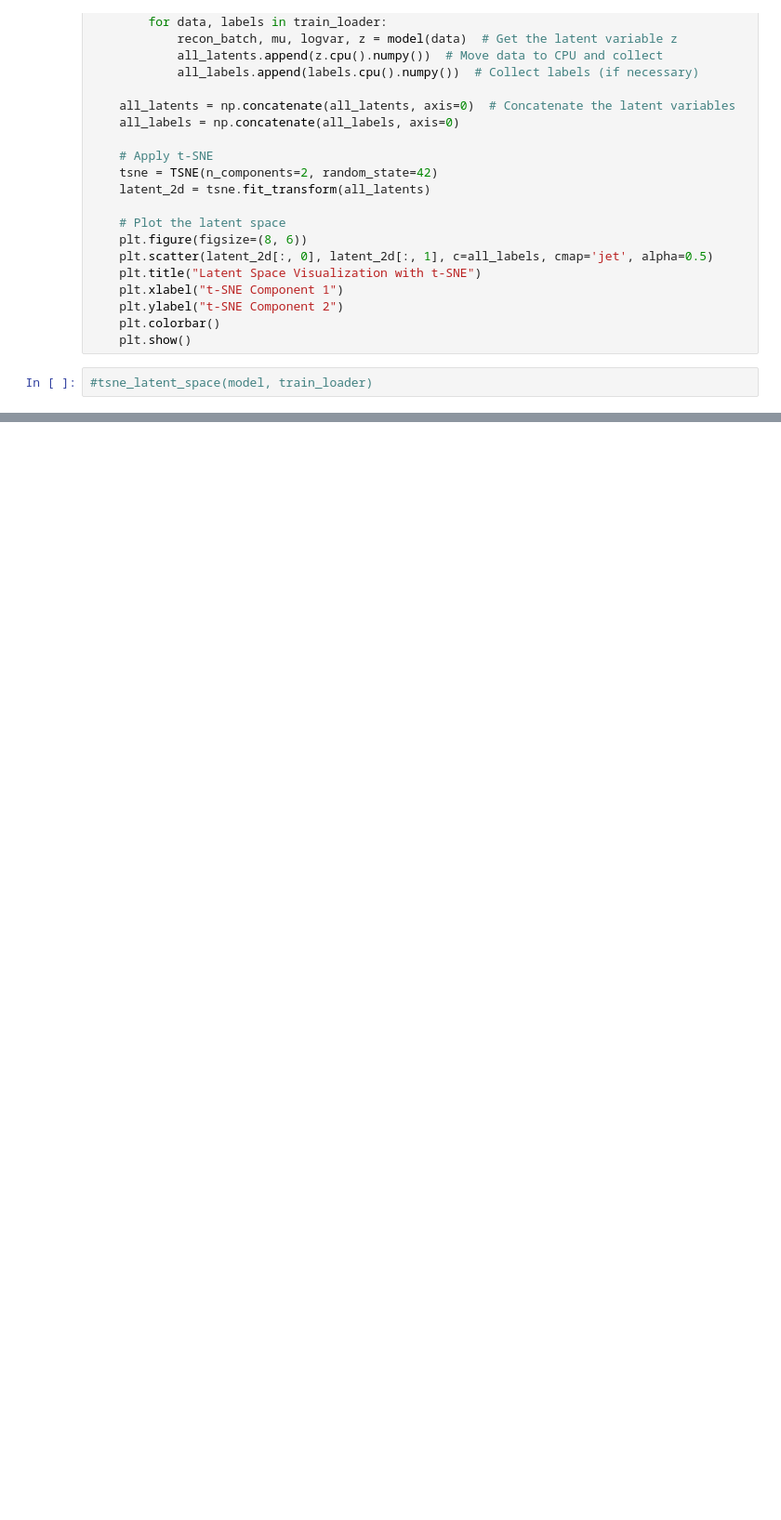
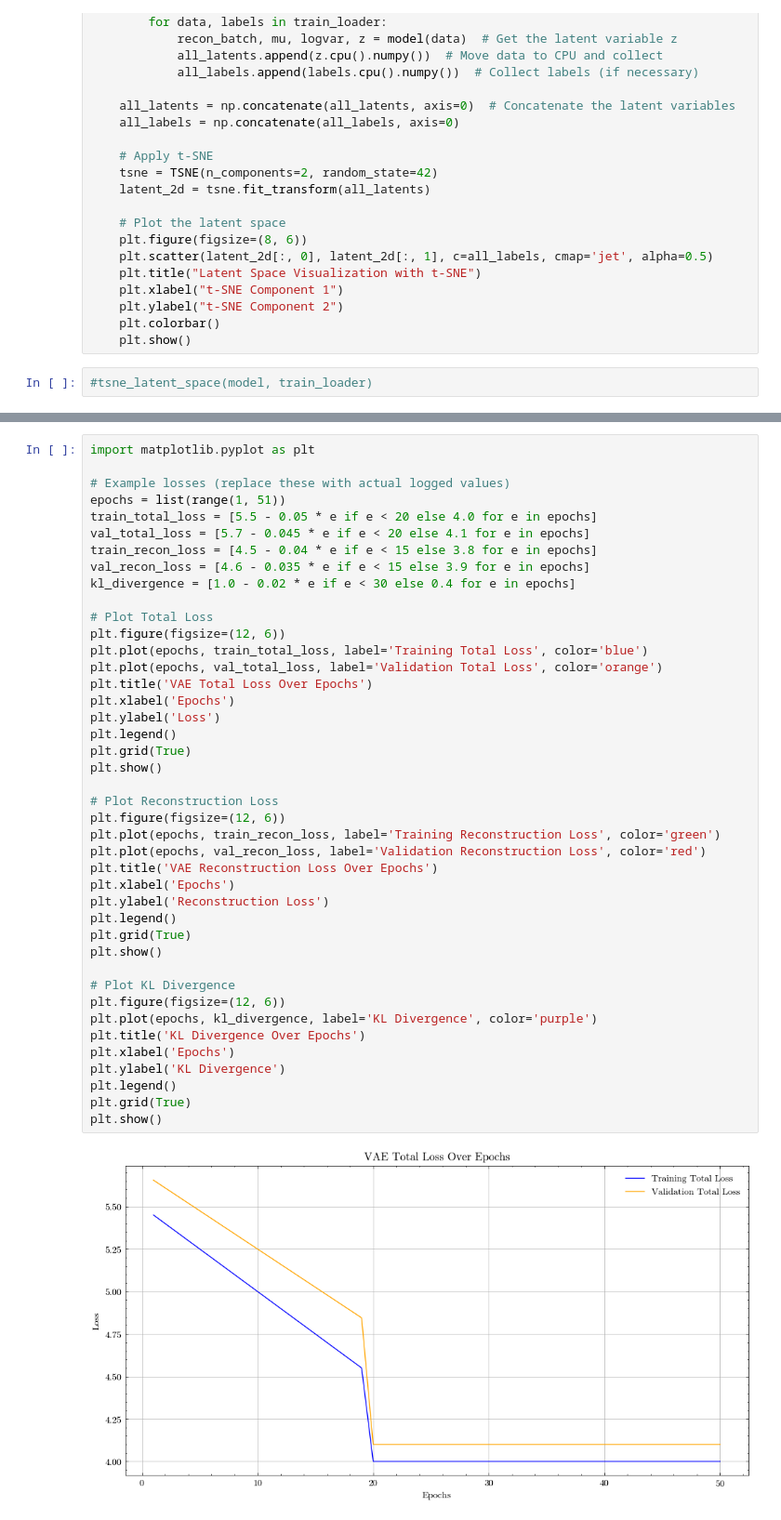
Before and after one commit to carzaga1/UnsuperDL-EEG-BSUPP, a Jupyter notebook: notebooks/03_phase2_vae.ipynb, the cells around one changed output, grey strips where cells are left out. Shown at 93% size. Cells and saved outputs as stored; diff of their text form; blank space fills up the shorter version.

```diff
--- a/notebooks/03_phase2_vae.ipynb
+++ b/notebooks/03_phase2_vae.ipynb
@@ -316,0 +475,44 @@ Here is the full command invocation and its output:
+# %%
+import matplotlib.pyplot as plt
+
+# Example losses (replace these with actual logged values)
+epochs = list(range(1, 51))
+train_total_loss = [5.5 - 0.05 * e if e < 20 else 4.0 for e in epochs]
+val_total_loss = [5.7 - 0.045 * e if e < 20 else 4.1 for e in epochs]
+train_recon_loss = [4.5 - 0.04 * e if e < 15 else 3.8 for e in epochs]
+val_recon_loss = [4.6 - 0.035 * e if e < 15 else 3.9 for e in epochs]
+kl_divergence = [1.0 - 0.02 * e if e < 30 else 0.4 for e in epochs]
+
+# Plot Total Loss
+plt.figure(figsize=(12, 6))
+plt.plot(epochs, train_total_loss, label='Training Total Loss', color='blue')
+plt.plot(epochs, val_total_loss, label='Validation Total Loss', color='orange')
+plt.title('VAE Total Loss Over Epochs')
+plt.xlabel('Epochs')
+plt.ylabel('Loss')
+plt.legend()
+plt.grid(True)
+plt.show()
+
+# Plot Reconstruction Loss
+plt.figure(figsize=(12, 6))
+plt.plot(epochs, train_recon_loss, label='Training Reconstruction Loss', color='green')
+plt.plot(epochs, val_recon_loss, label='Validation Reconstruction Loss', color='red')
+plt.title('VAE Reconstruction Loss Over Epochs')
+plt.xlabel('Epochs')
+plt.ylabel('Reconstruction Loss')
+plt.legend()
+plt.grid(True)
+plt.show()
+
+# Plot KL Divergence
+plt.figure(figsize=(12, 6))
+plt.plot(epochs, kl_divergence, label='KL Divergence', color='purple')
+plt.title('KL Divergence Over Epochs')
+plt.xlabel('Epochs')
+plt.ylabel('KL Divergence')
+plt.legend()
+plt.grid(True)
+plt.show()
+# %% [output]
+[figure, added]
```
Also changed, not shown: parts of 21 cells of this notebook.
